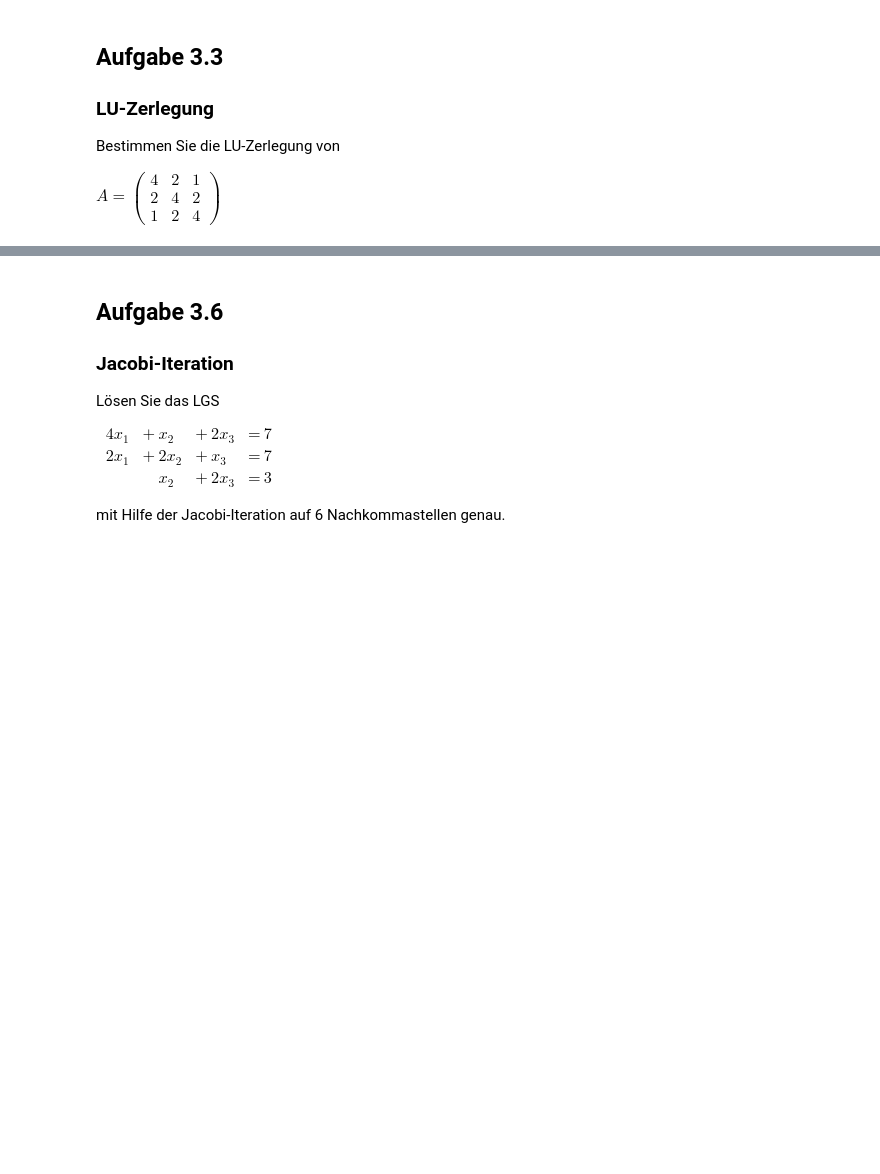
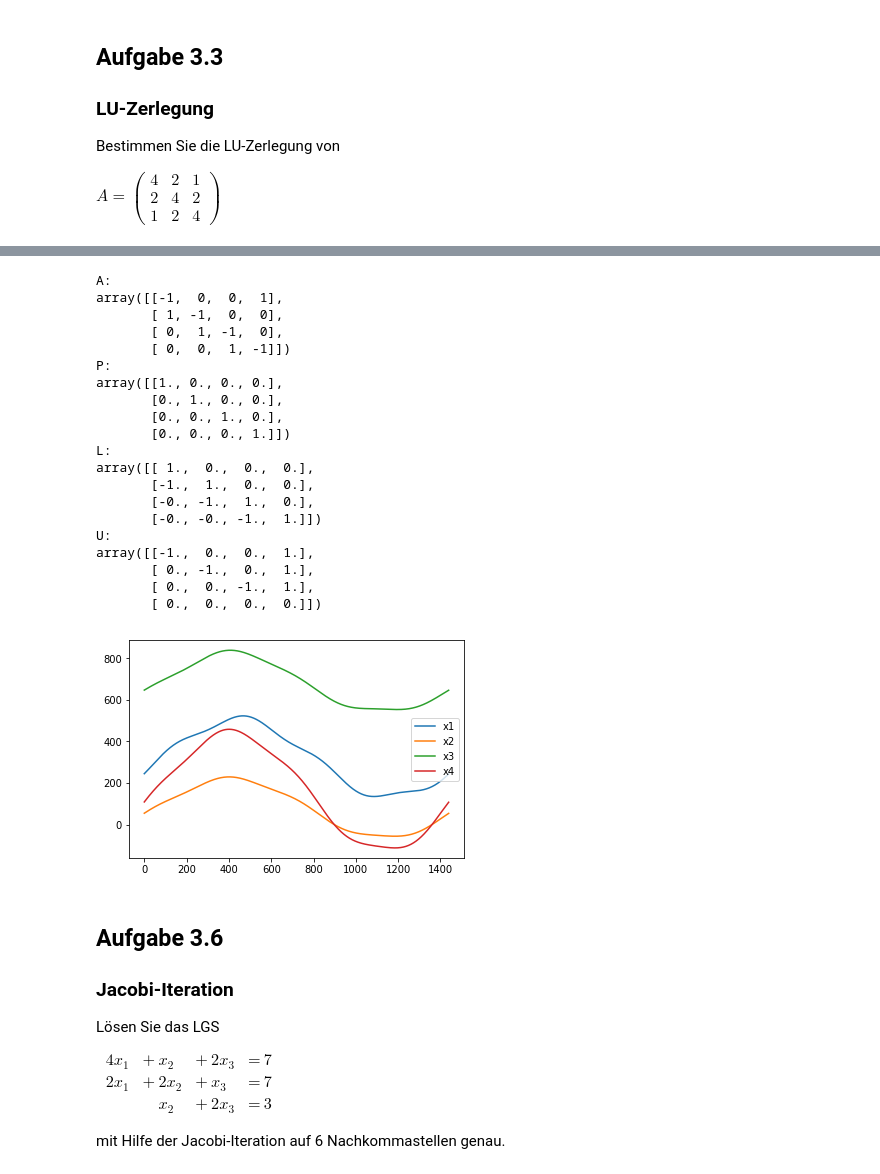
Before and after one commit to TobiGee/Master_2_Projekt, a Jupyter notebook: Angewandte_Mathematik_Ü3.ipynb, the cells around one changed output, grey strips where cells are left out. Drawn from its saved outputs; the diff is of its cells as text; code cells hidden in the pictures; blank space fills up the shorter version.

```diff
--- a/Angewandte_Mathematik_Ü3.ipynb
+++ b/Angewandte_Mathematik_Ü3.ipynb
@@ -143,4 +240,79 @@ konkrete rechte Seite bi
 Könnten die Straßen mit den angegebenen Verkehrsdichten als Einbahnstraßen realisiert werden?
+# %%
+#scipy array erstellen
+A = np.array([ [-1, 0, 0, 1], [1, -1, 0, 0], [0, 1, -1, 0], [0, 0, 1, -1] ])
+#scipy LU Zerlegung
+P, L, U = scipy.linalg.lu(A)
+#Ausgabe:
+print("A:")
+pprint.pprint(A)
+print("P:")
+pprint.pprint(P)
+print("L:")
+pprint.pprint(L)
+print("U:")
+pprint.pprint(U)
+
+pi = 3.14159265
+#60 Minuten mal 24 Stunden
+x1 = []
+x2 = []
+x3 = []
+x4 = []
+for i in range(1440):
+    #t in Studnen
+    t  = i/60
+    za = 610-100*math.sin((pi/12)*t)
+    aa = 450-25*math.sin((pi/3)*t+5)
+    zb = 400-20*math.sin((pi/3)*t-1)
+    ab = 640 + 50*math.sin((pi/12)*t-7)
+    zc = 600 + 10*math.sin((pi/6)*t+4)
+    ad = za - aa - zb - ab + zc
+    b =np.array([aa-za,ab-zb,-zc,ad])
+
+    c = np.zeros(4)
+    #Bestimme c mittels b = Lc
+    length = len(A)
+
+    #finde c Vektor
+    c = np.linalg.solve(L,b)
+    #wir wissen, dass die letzte Zeile Nullzeile ist, deswegen ist die Operation legitim
+    U[-1]=[0,-2,0,1]
+    c[3]=0
+    #finde x vektor
+    x = np.linalg.solve(U,c)
+    x1.append(x[0])
+    x2.append(x[1])
+    x3.append(x[2])
+    x4.append(x[3])
+a,=plt.plot(x1, label ='x1')
+b,=plt.plot(x2, label ='x2')
+c,=plt.plot(x3, label ='x3')
+d,=plt.plot(x4, label ='x4')
+plt.legend(handles=[a, b,c,d])
+plt.show()
+# %% [output]
+A:
+array([[-1,  0,  0,  1],
+       [ 1, -1,  0,  0],
+       [ 0,  1, -1,  0],
+       [ 0,  0,  1, -1]])
+P:
+array([[1., 0., 0., 0.],
+       [0., 1., 0., 0.],
+       [0., 0., 1., 0.],
+       [0., 0., 0., 1.]])
+L:
+array([[ 1.,  0.,  0.,  0.],
+       [-1.,  1.,  0.,  0.],
+       [-0., -1.,  1.,  0.],
+       [-0., -0., -1.,  1.]])
+U:
+array([[-1.,  0.,  0.,  1.],
+       [ 0., -1.,  0.,  1.],
+       [ 0.,  0., -1.,  1.],
+       [ 0.,  0.,  0.,  0.]])
+[figure, added]
 # %% [markdown]
 ## Aufgabe 3.6
 ### Jacobi-Iteration
```
Also changed, not shown: parts of 9 cells of this notebook.
